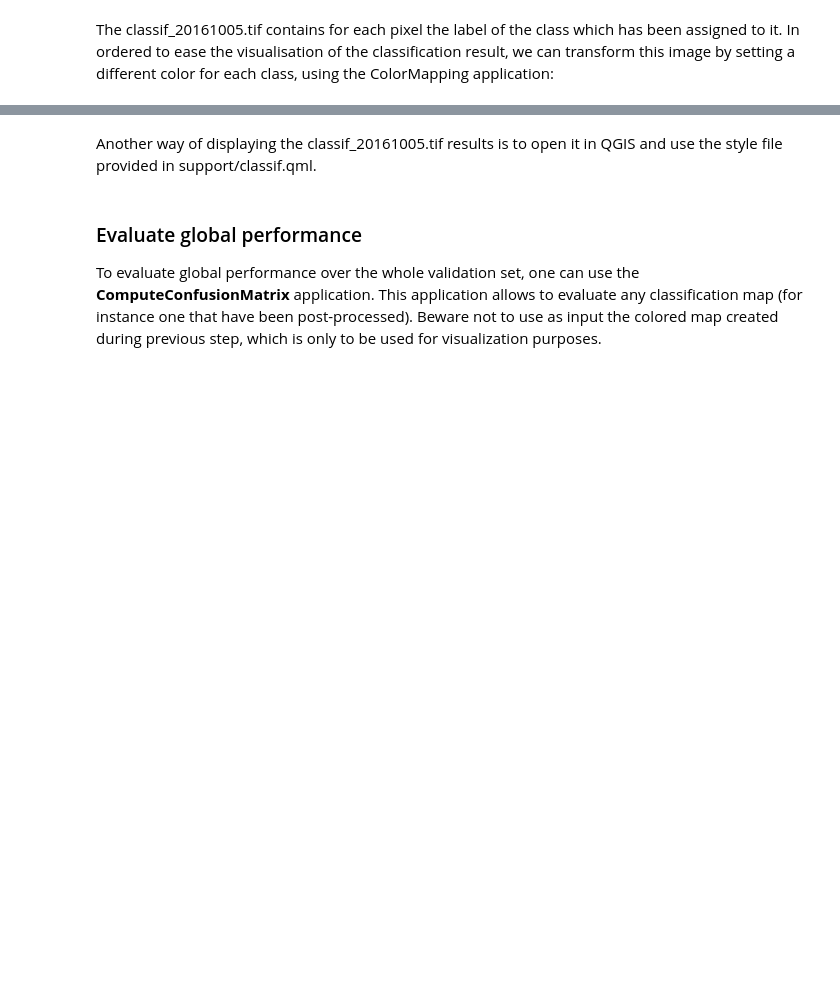
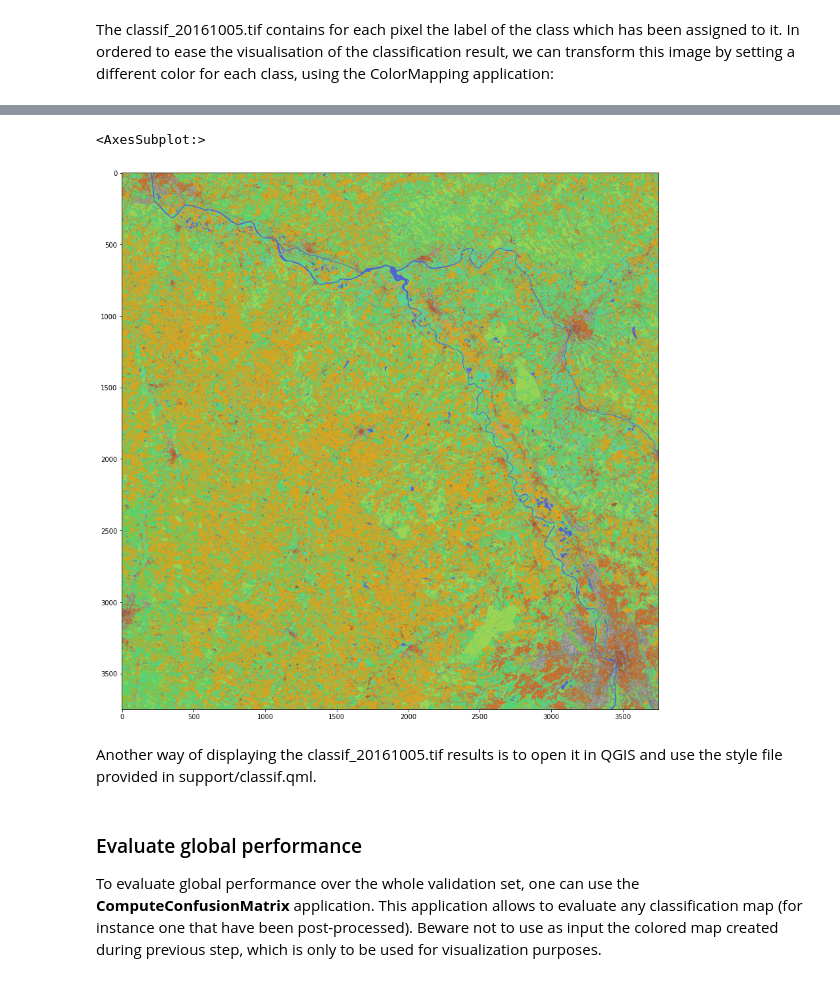
Before and after one commit to otbformation/virtual-workshop, a Jupyter notebook: sources/notebooks/02-classification-en.ipynb, the cells around one changed output, grey strips where cells are left out. Cells and saved outputs as stored; diff of their text form; code cells hidden in the pictures; blank space fills up the shorter version.

Commit message:
Modification to allow local execution

```diff
--- a/sources/notebooks/02-classification-en.ipynb
+++ b/sources/notebooks/02-classification-en.ipynb
@@ -145,6 +147,10 @@ Some optional parameters should also be set as follows:
 - The minimum number of samples in each node to 70,
 - The number of clusters to 13 (equal to the number of classes),
 - The maximum number of tree set to 50
+# %%
+# DATASET configuraiton (local execution only)
+FOLDER="/home/yannick/Documents/Formation_OTB/WorkshopData/classification"
+OUTPUT="/home/yannick/Documents/Formation_OTB/Output"
 # %%
 import os, sys
 import otbApplication as otb
@@ -246,8 +331,11 @@ import rasterio
 from rasterio.plot import show
 # %%
 fig, ax = plt.subplots(1, 1, figsize=(20,15))
-src = rasterio.open("classif_20161005_rgb.tif")
+src = rasterio.open(os.path.join(OUTPUT,"classif_20161005_rgb.tif"))
 show(src.read(), ax=ax)
+# %% [output]
+<AxesSubplot:>
+[figure, added]
 # %% [markdown]
 Another way of displaying the classif_20161005.tif results is to open it in QGIS and use the style file provided in support/classif.qml.
 # %% [markdown]
```
Also changed, not shown: parts of 14 cells of this notebook.
